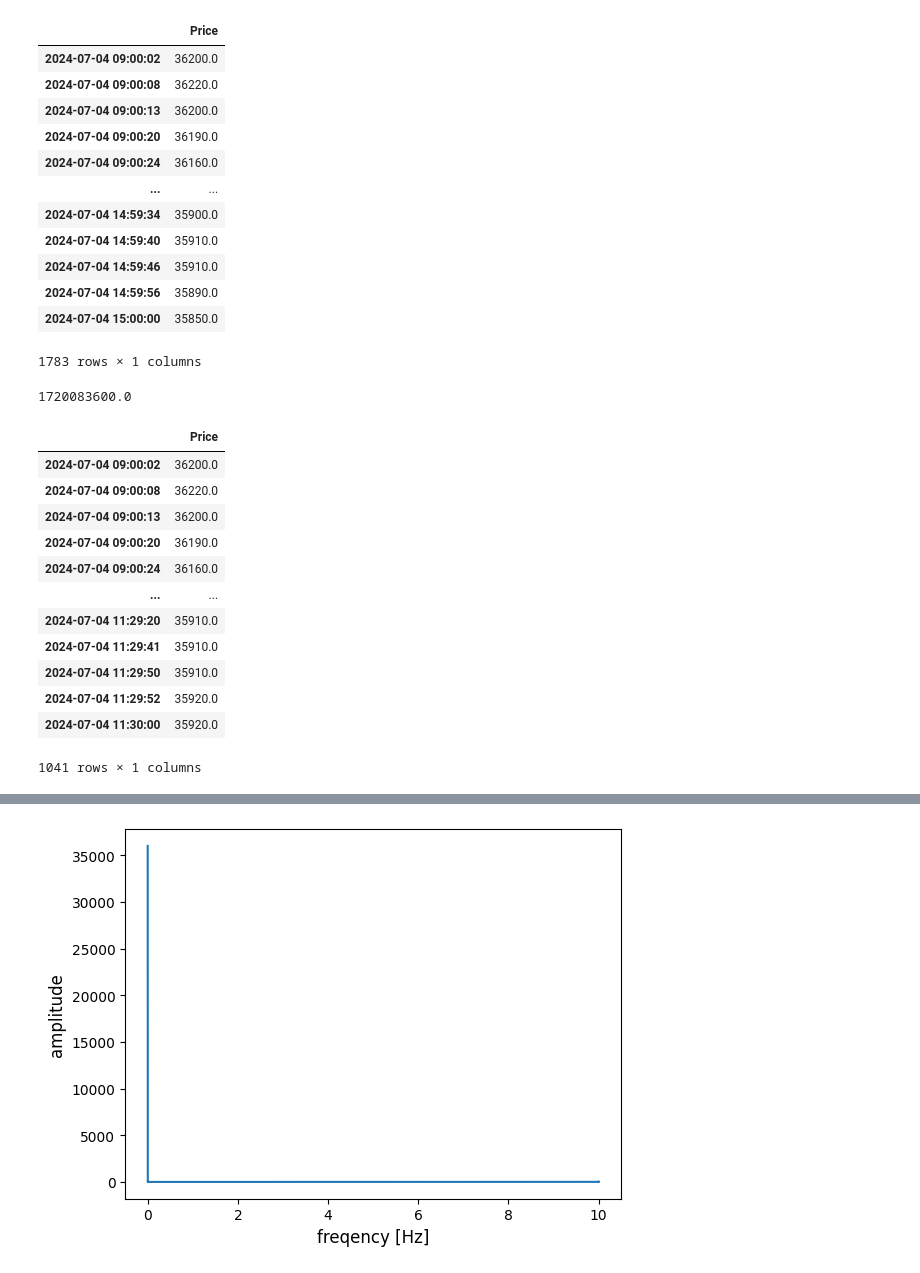
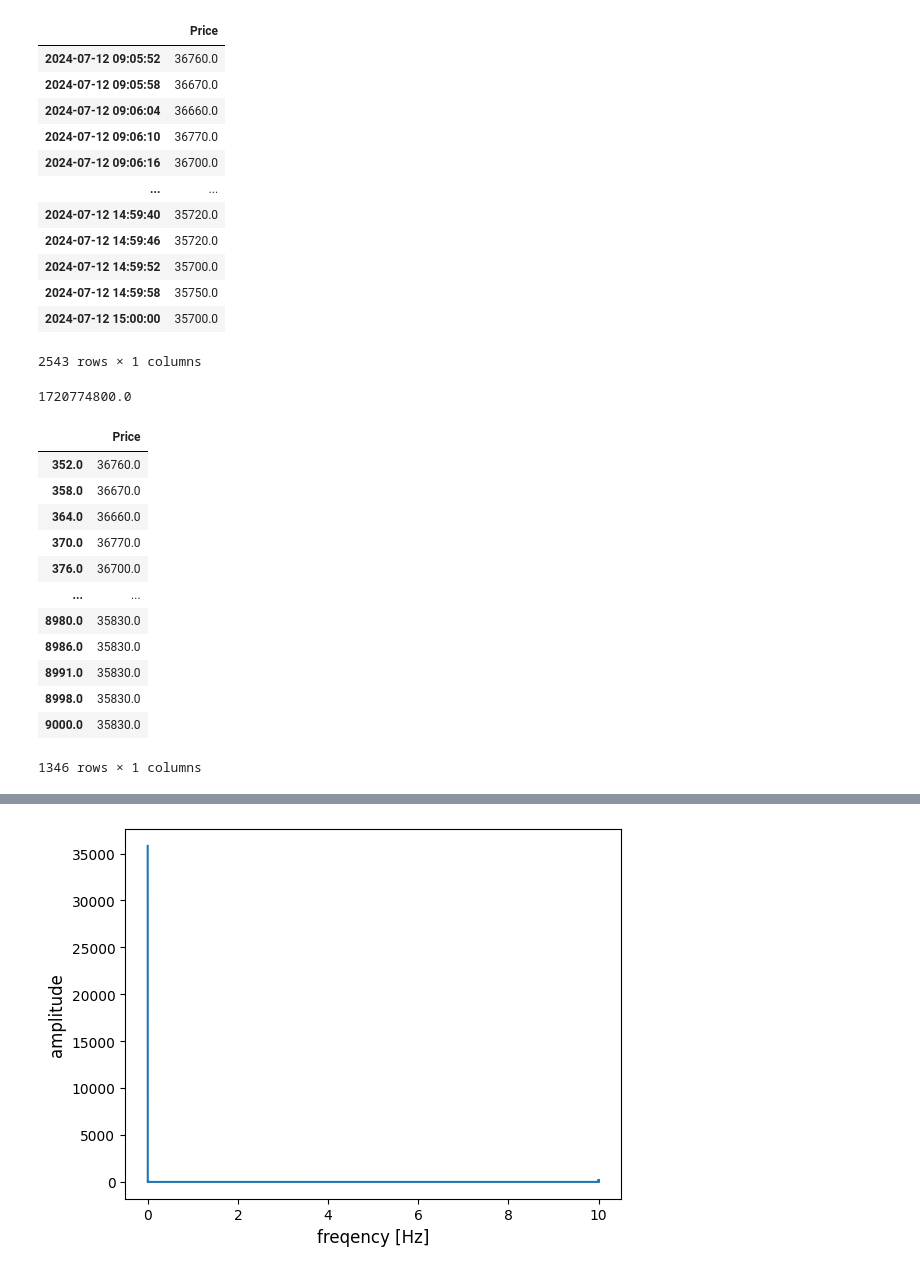
Before and after one commit to bitwalk123/stock-explorer, a Jupyter notebook: jupyter/realtime_fft_eval_001.ipynb, the cells around one changed output, grey strips where cells are left out. Saved outputs shown, nothing was run; the diff lists cells and outputs as text; code cells hidden in the pictures.

```diff
--- a/jupyter/realtime_fft_eval_001.ipynb
+++ b/jupyter/realtime_fft_eval_001.ipynb
@@ -5,46 +5,47 @@ import pandas as pd
 
 from scipy.interpolate import make_smoothing_spline
 # %%
-pkl = '../tmp/8035_2024-07-04.pkl'
+pkl = '../tmp/8035_2024-07-12.pkl'
 df0 = pd.read_pickle(pkl)
 df0
 # %% [output]
 |  | Price |
-| 2024-07-04 09:00:02 | 36200.0 |
-| 2024-07-04 09:00:08 | 36220.0 |
-| 2024-07-04 09:00:13 | 36200.0 |
-| 2024-07-04 09:00:20 | 36190.0 |
-| 2024-07-04 09:00:24 | 36160.0 |
+| 2024-07-12 09:05:52 | 36760.0 |
+| 2024-07-12 09:05:58 | 36670.0 |
+| 2024-07-12 09:06:04 | 36660.0 |
+| 2024-07-12 09:06:10 | 36770.0 |
+| 2024-07-12 09:06:16 | 36700.0 |
 | ... | ... |
-| 2024-07-04 14:59:34 | 35900.0 |
-| 2024-07-04 14:59:40 | 35910.0 |
-| 2024-07-04 14:59:46 | 35910.0 |
-| 2024-07-04 14:59:56 | 35890.0 |
-| 2024-07-04 15:00:00 | 35850.0 |
+| 2024-07-12 14:59:40 | 35720.0 |
+| 2024-07-12 14:59:46 | 35720.0 |
+| 2024-07-12 14:59:52 | 35700.0 |
+| 2024-07-12 14:59:58 | 35750.0 |
+| 2024-07-12 15:00:00 | 35700.0 |
-1783 rows × 1 columns
+2543 rows × 1 columns
 # %%
 date_str = str(df0.index[0].date())
-t_start_1 = pd.to_datetime(date_str + ' 09:00:00')
-t_start_2 = pd.to_datetime(date_str + ' 10:00:00')
+t1 = pd.to_datetime(date_str + ' 09:00:00')
+t2 = pd.to_datetime(date_str + ' 10:00:00')
 t_mid = pd.to_datetime(date_str + ' 12:00:00')
 t0 = t_start_1.timestamp()
 t0
 # %% [output]
-1720083600.0
+1720774800.0
 # %%
 df1 = df0.loc[df0.index[df0.index < t_mid]]
+df1.index = [(t - t1).total_seconds() for t in df1.index]
 df1
 # %% [output]
 |  | Price |
-| 2024-07-04 09:00:02 | 36200.0 |
-| 2024-07-04 09:00:08 | 36220.0 |
-| 2024-07-04 09:00:13 | 36200.0 |
-| 2024-07-04 09:00:20 | 36190.0 |
-| 2024-07-04 09:00:24 | 36160.0 |
+| 352.0 | 36760.0 |
+| 358.0 | 36670.0 |
+| 364.0 | 36660.0 |
+| 370.0 | 36770.0 |
+| 376.0 | 36700.0 |
 | ... | ... |
-| 2024-07-04 11:29:20 | 35910.0 |
-| 2024-07-04 11:29:41 | 35910.0 |
-| 2024-07-04 11:29:50 | 35910.0 |
-| 2024-07-04 11:29:52 | 35920.0 |
-| 2024-07-04 11:30:00 | 35920.0 |
+| 8980.0 | 35830.0 |
+| 8986.0 | 35830.0 |
+| 8991.0 | 35830.0 |
+| 8998.0 | 35830.0 |
+| 9000.0 | 35830.0 |
-1041 rows × 1 columns
+1346 rows × 1 columns
```
Also changed, not shown: parts of 11 cells of this notebook.
